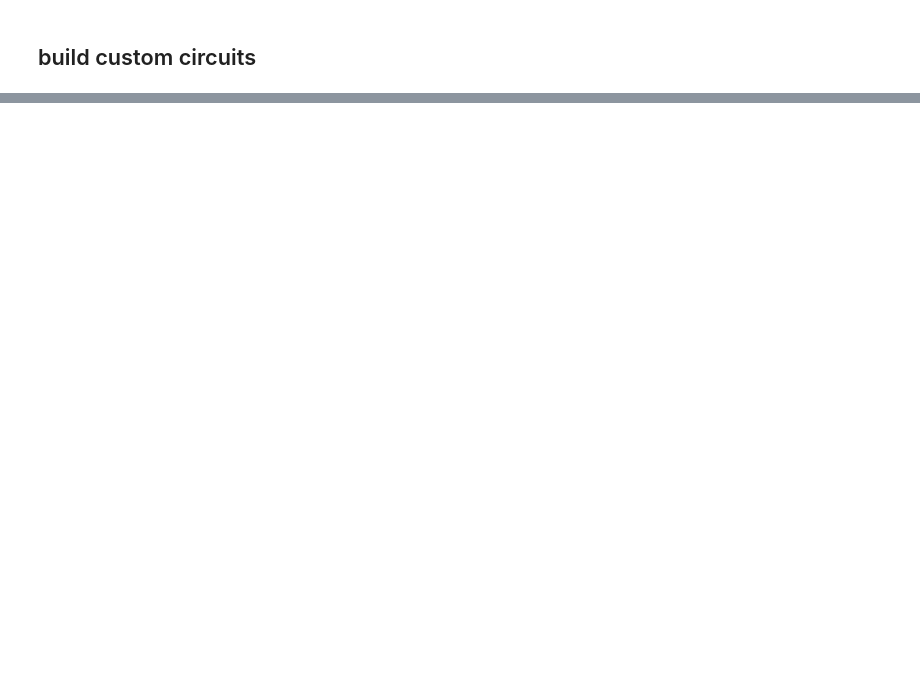
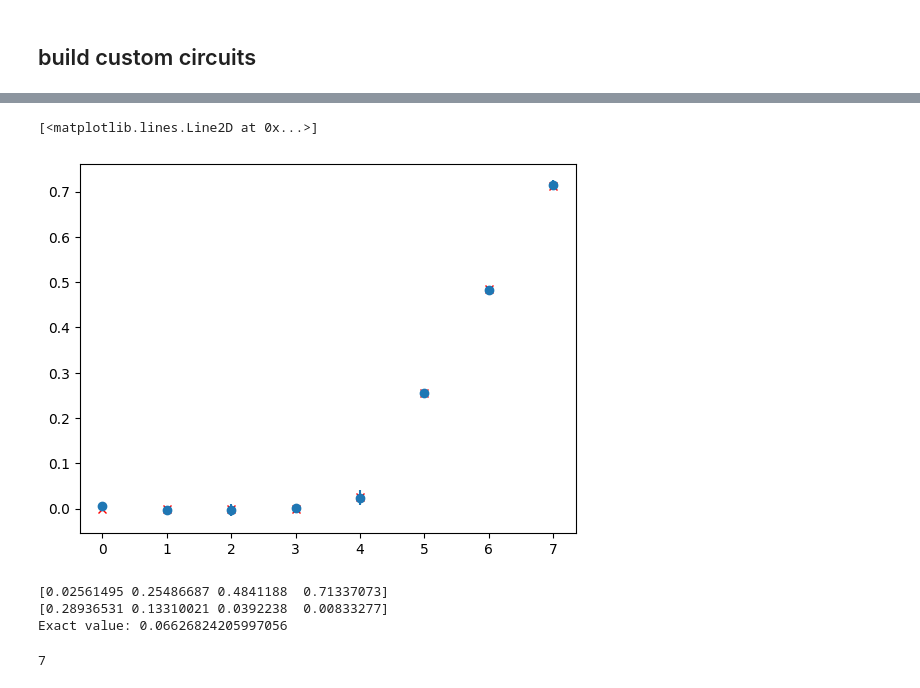
Before and after one commit to jianjun-dot/quantum-finance, a Jupyter notebook: best_of_call_custom_circuit.ipynb, the cells around one changed output, grey strips where cells are left out. Drawn from its saved outputs; the diff is of its cells as text; code cells hidden in the pictures; blank space fills up the shorter version.

```diff
--- a/best_of_call_custom_circuit.ipynb
+++ b/best_of_call_custom_circuit.ipynb
@@ -60,0 +194,19 @@ print(np.arcsin(np.sqrt(counts['1']/10000))/step)
+# %%
+from qiskit import Aer, execute
+num_samples = 100000
+backend = Aer.get_backend('qasm_simulator')
+all_results = []
+all_second_results = []
+for i in range(100):
+    job = execute(test_circuit, backend, shots=num_samples)
+    result = job.result()
+    counts = result.get_counts()
+    # print(counts)
+    curr_results = post_processor(counts['1'], num_samples)/(2**num_uncertainty_qubits-1)*(high-low) + low
+    all_results.append(curr_results)
+    all_second_results.append(post_processor_2(counts['1'], num_samples)/(2**num_uncertainty_qubits-1)*(high-low) + low)
+
+exact_expectation = uncertainty_model.probabilities.dot(uncertainty_model.values)
+print("Exact value: {}".format(exact_expectation))
+print("first processor: mean: {}, std: {}".format(np.mean(all_results), np.std(all_results)))
+print("second processor: mean: {}, std: {}".format(np.mean(all_second_results), np.std(all_second_results)))
@@ -60,0 +396,19 @@ print(np.arcsin(np.sqrt(counts['1']/10000))/step)
+# %%
+from qiskit import Aer, execute
+num_samples = 1000000
+backend = Aer.get_backend('aer_simulator')
+all_results = []
+all_second_results = []
+unprocessed_results = []
+for i in range(10):
+    job = execute(circuit, backend, shots=num_samples)
+    result = job.result()
+    counts = result.get_counts()
+    print(((counts['1']/num_samples)-0.5)/step)
+    unprocessed_results.append(((counts['1']/num_samples)-0.5)/step)
+    curr_results = post_processor(counts['1'], num_samples)
+    all_results.append(curr_results)
+
+print("Exact value: {}".format(max(0, max(uncertainty_model.values[first_num] - strike_price, 0))))
+print("estimated: mean: {}, std: {}".format(np.mean(all_results), np.std(all_results)))
+print("unprocessed: mean: {}, std: {}".format(np.mean(unprocessed_results), np.std(unprocessed_results)))
@@ -60,0 +500,27 @@ print(np.arcsin(np.sqrt(counts['1']/10000))/step)
+# %%
+import matplotlib.pyplot as plt
+plt.errorbar(list(range(8)), all_results, yerr=all_results_std, fmt='o')
+value = np.array(list(range(8)))
+value = np.array([uncertainty_model.values[i] - strike_price if uncertainty_model.values[i]> strike_price else 0 for i in range(8)])
+plt.plot(list(range(8)), value, 'rx')
+# %% [output]
+[<matplotlib.lines.Line2D at 0x...>]
+[figure, added]
+# %%
+positive_values = uncertainty_model.values[uncertainty_model.values > strike_price]
+corresponding_probs = uncertainty_model.probabilities[uncertainty_model.values > strike_price]
+exact_expectation = corresponding_probs.dot(positive_values - strike_price)
+print(positive_values - strike_price)
+print(corresponding_probs)
+print("Exact value: {}".format(exact_expectation))
+# %% [output]
+[0.02561495 0.25486687 0.4841188  0.71337073]
+[0.28936531 0.13310021 0.0392238  0.00833277]
+Exact value: 0.06626824205997056
+# %%
+total = 0
+for i in range(num_uncertainty_qubits):
+    total += 2**(i)
+print(total)
+# %% [output]
+7
```
Also changed, not shown: parts of 72 cells of this notebook, 12 other files.
